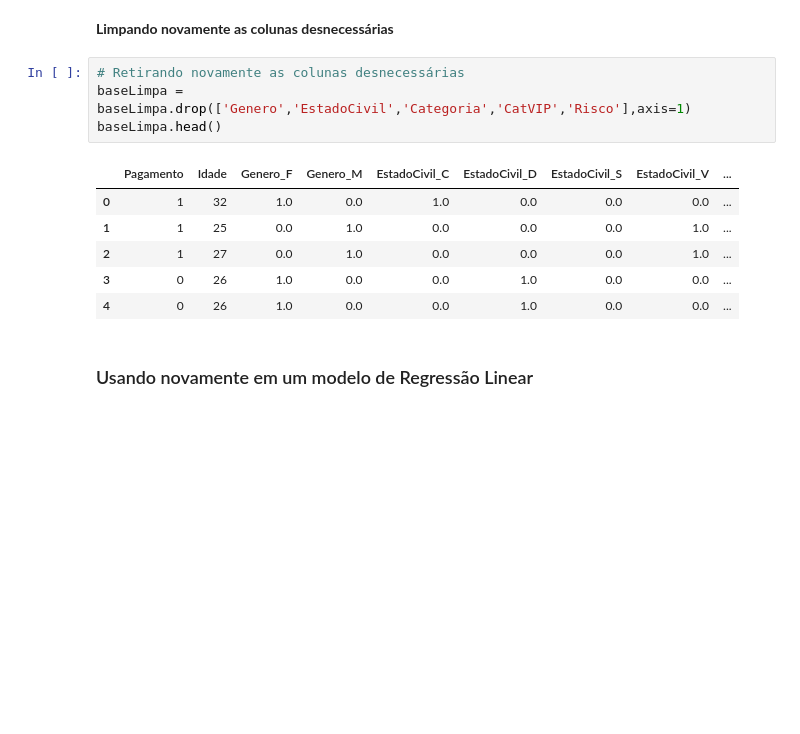
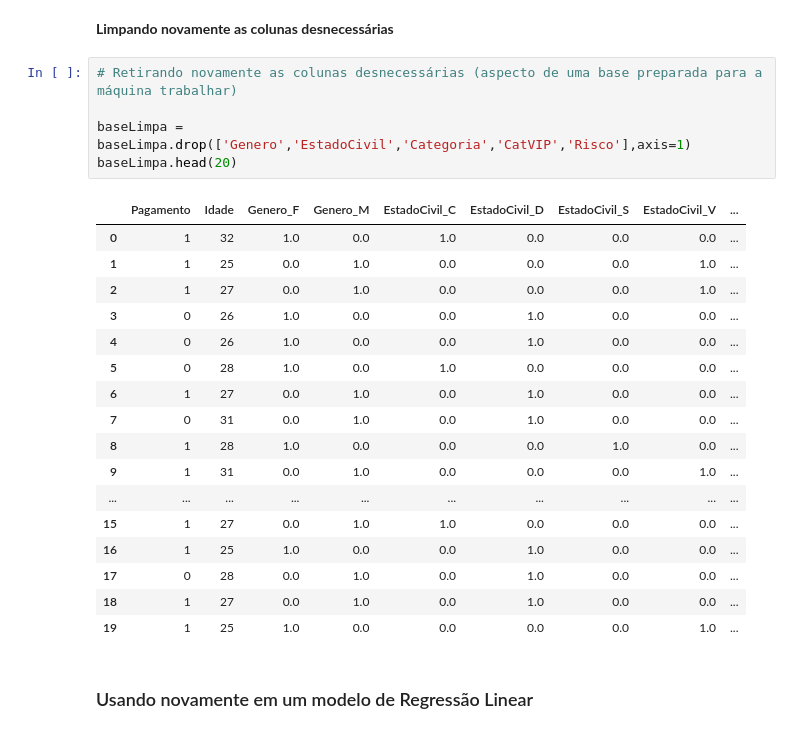
Before and after one commit to seppdaniel/feature-engineering, a Jupyter notebook: feature_engineering_basics.ipynb, the cells around one changed output. Drawn from its saved outputs; the diff is of its cells as text; blank space fills up the shorter version.

```diff
--- a/feature_engineering_basics.ipynb
+++ b/feature_engineering_basics.ipynb
@@ -318,16 +326,28 @@ baseLimpa.head(20)
 # %% [markdown]
 **Limpando novamente as colunas desnecessárias**
 # %%
-# Retirando novamente as colunas desnecessárias
+# Retirando novamente as colunas desnecessárias (aspecto de uma base preparada para a máquina trabalhar)
+
 baseLimpa = baseLimpa.drop(['Genero','EstadoCivil','Categoria','CatVIP','Risco'],axis=1)
-baseLimpa.head()
+baseLimpa.head(20)
 # %% [output]
 |  | Pagamento | Idade | Genero_F | Genero_M | EstadoCivil_C | EstadoCivil_D | EstadoCivil_S | EstadoCivil_V | ... |
 | 0 | 1 | 32 | 1.0 | 0.0 | 1.0 | 0.0 | 0.0 | 0.0 | ... |
 | 1 | 1 | 25 | 0.0 | 1.0 | 0.0 | 0.0 | 0.0 | 1.0 | ... |
 | 2 | 1 | 27 | 0.0 | 1.0 | 0.0 | 0.0 | 0.0 | 1.0 | ... |
 | 3 | 0 | 26 | 1.0 | 0.0 | 0.0 | 1.0 | 0.0 | 0.0 | ... |
 | 4 | 0 | 26 | 1.0 | 0.0 | 0.0 | 1.0 | 0.0 | 0.0 | ... |
+| 5 | 0 | 28 | 1.0 | 0.0 | 1.0 | 0.0 | 0.0 | 0.0 | ... |
+| 6 | 1 | 27 | 0.0 | 1.0 | 0.0 | 1.0 | 0.0 | 0.0 | ... |
+| 7 | 0 | 31 | 0.0 | 1.0 | 0.0 | 1.0 | 0.0 | 0.0 | ... |
+| 8 | 1 | 28 | 1.0 | 0.0 | 0.0 | 0.0 | 1.0 | 0.0 | ... |
+| 9 | 1 | 31 | 0.0 | 1.0 | 0.0 | 0.0 | 0.0 | 1.0 | ... |
+| ... | ... | ... | ... | ... | ... | ... | ... | ... | ... |
+| 15 | 1 | 27 | 0.0 | 1.0 | 1.0 | 0.0 | 0.0 | 0.0 | ... |
+| 16 | 1 | 25 | 1.0 | 0.0 | 0.0 | 1.0 | 0.0 | 0.0 | ... |
+| 17 | 0 | 28 | 0.0 | 1.0 | 0.0 | 1.0 | 0.0 | 0.0 | ... |
+| 18 | 1 | 27 | 0.0 | 1.0 | 0.0 | 1.0 | 0.0 | 0.0 | ... |
+| 19 | 1 | 25 | 1.0 | 0.0 | 0.0 | 0.0 | 0.0 | 1.0 | ... |
 # %% [markdown]
 ### Usando novamente em um modelo de Regressão Linear
 # %%
```
Also changed, not shown: parts of 2 cells of this notebook.
